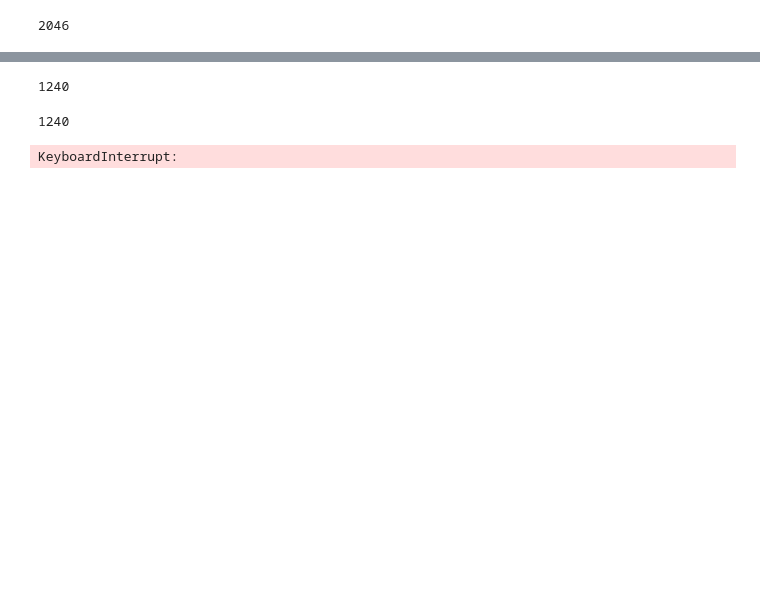
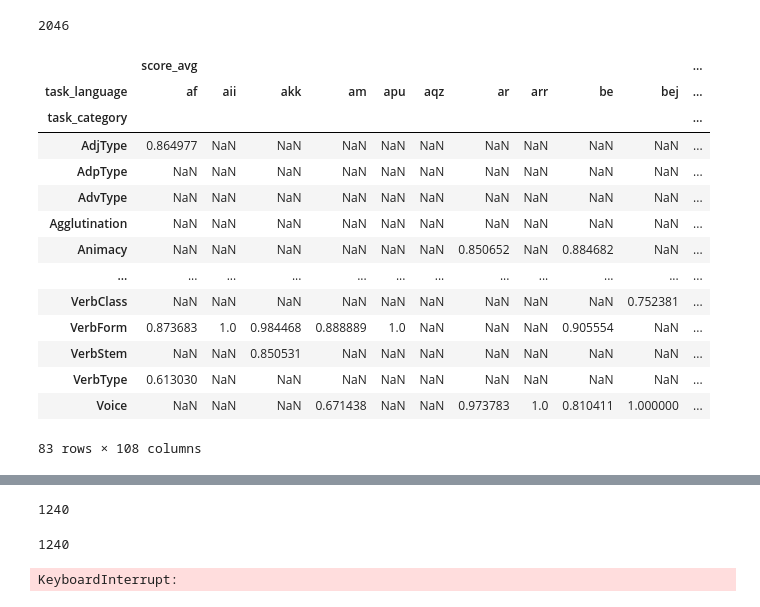
Before and after one commit to AIRI-Institute/probing-dashboard, a Jupyter notebook: probing_analytics.ipynb, the cells around one changed output, grey strips where cells are left out. Saved outputs shown, nothing was run; the diff lists cells and outputs as text; code cells hidden in the pictures; blank space fills up the shorter version.

```diff
--- a/probing_analytics.ipynb
+++ b/probing_analytics.ipynb
@@ -28,3 +30,21 @@ for base_folder, folders, files in os.walk(base_path):
 len(SCORES)
 # %% [output]
 2046
+# %%
+piv
+# %% [output]
+|  | score_avg |  |  |  |  |  |  |  |  |  | ... |
+| task_language | af | aii | akk | am | apu | aqz | ar | arr | be | bej | ... |
+| task_category |  |  |  |  |  |  |  |  |  |  | ... |
+| AdjType | 0.864977 | NaN | NaN | NaN | NaN | NaN | NaN | NaN | NaN | NaN | ... |
+| AdpType | NaN | NaN | NaN | NaN | NaN | NaN | NaN | NaN | NaN | NaN | ... |
+| AdvType | NaN | NaN | NaN | NaN | NaN | NaN | NaN | NaN | NaN | NaN | ... |
+| Agglutination | NaN | NaN | NaN | NaN | NaN | NaN | NaN | NaN | NaN | NaN | ... |
+| Animacy | NaN | NaN | NaN | NaN | NaN | NaN | 0.850652 | NaN | 0.884682 | NaN | ... |
+| ... | ... | ... | ... | ... | ... | ... | ... | ... | ... | ... | ... |
+| VerbClass | NaN | NaN | NaN | NaN | NaN | NaN | NaN | NaN | NaN | 0.752381 | ... |
+| VerbForm | 0.873683 | 1.0 | 0.984468 | 0.888889 | 1.0 | NaN | NaN | NaN | 0.905554 | NaN | ... |
+| VerbStem | NaN | NaN | 0.850531 | NaN | NaN | NaN | NaN | NaN | NaN | NaN | ... |
+| VerbType | 0.613030 | NaN | NaN | NaN | NaN | NaN | NaN | NaN | NaN | NaN | ... |
+| Voice | NaN | NaN | NaN | 0.671438 | NaN | NaN | 0.973783 | 1.0 | 0.810411 | 1.000000 | ... |
+83 rows × 108 columns
```
Also changed, not shown: parts of 16 cells of this notebook, 2 other files.
